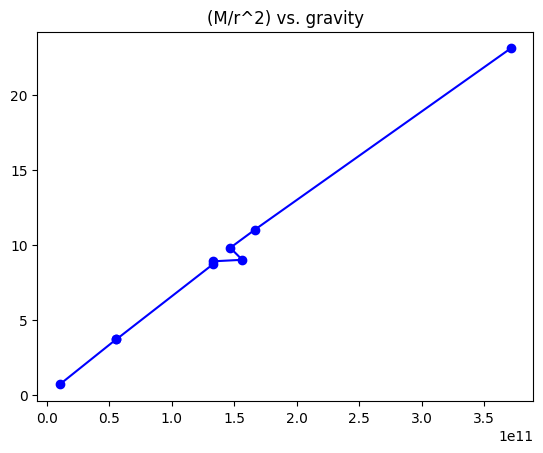
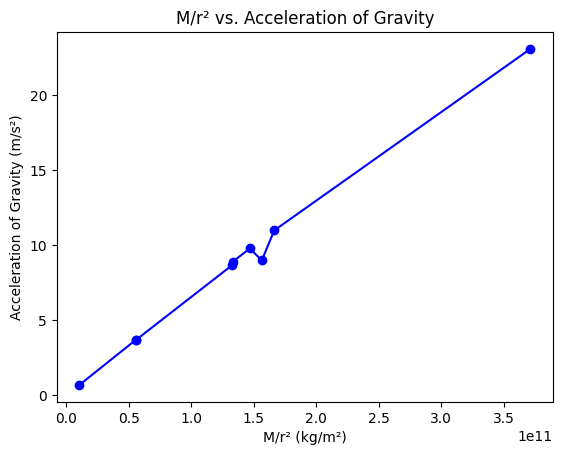
Unified diff of the notebook cell whose output changed from the first chart to the second:
--- before
+++ after
@@ -1,12 +1,13 @@
 # Make a graph of (M/r^2) vs. gravity
-# Slope should be G (6.674e-11)
-mass_kg = df3['mass'] * 1e24
-radius_m = df3['diameter'] / 2 * 1000
-x_var = np.array(mass_kg / radius_m ** 2)
+x_var = np.array(df3['M/r^2'])
 y_var = np.array(df3['gravity'])
 plt.plot(x_var, y_var, 'bo-')
-plt.title("(M/r^2) vs. gravity")
+plt.title("M/r² vs. Acceleration of Gravity")
+plt.xlabel("M/r² (kg/m²)")
+plt.ylabel("Acceleration of Gravity (m/s²)")
 plt.show()
-print(x_var)
-print(y_var)
-print(23.1-0.7 / 3.71348193e+11-1.03971942e+10)
+# Slope should be G (6.674e-11)
+G = (23.1-0.7) / (3.71348193e+11-1.03971942e+10)
+print(f'Slope using first and last points: {G:.3e}') # 6.206e-11
+print(f'Percent error from gravitational constant: {abs((G - 6.674e-11) / 6.674e-11 * 100):.2f}%') # 7.01%
+print("We have confirmed Newton's law holds across real NASA data of planets.")

Commit: Verify Newton's law using M/r^2 vs. gravity plot